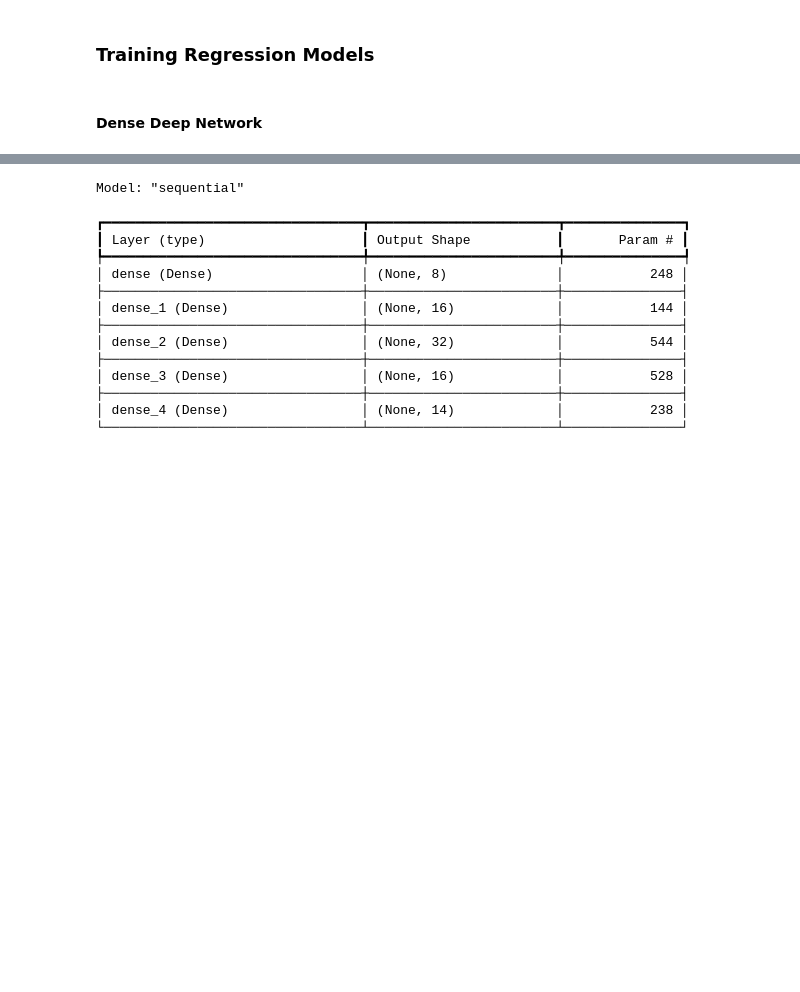
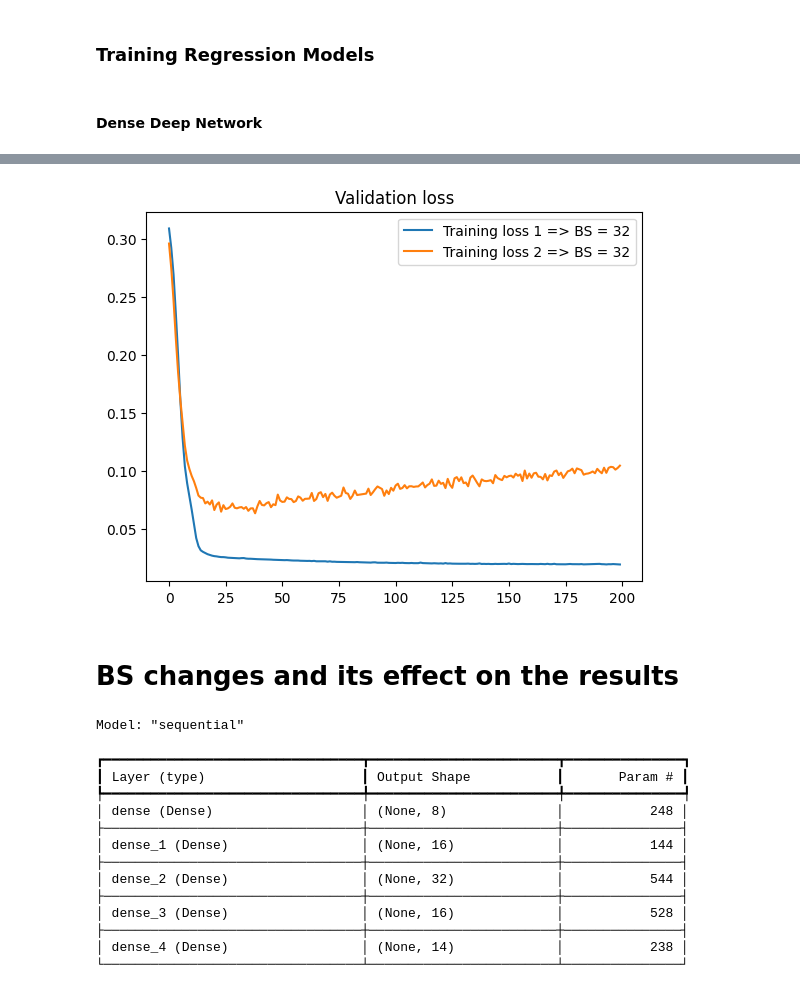
Before and after one commit to nilujafari/ML, a Jupyter notebook: stock_market_regression/dl_main.ipynb, the cells around one changed output, grey strips where cells are left out. Saved outputs shown, nothing was run; the diff lists cells and outputs as text; code cells hidden in the pictures; blank space fills up the shorter version.

```diff
--- a/stock_market_regression/dl_main.ipynb
+++ b/stock_market_regression/dl_main.ipynb
@@ -144,3 +272,13 @@ def generate_model():
+# %%
+plt.plot(hist1.history['val_loss'], label='Training loss 1 => BS = 32')
+plt.plot(hist2.history['val_loss'], label='Training loss 2 => BS = 32')
+plt.title('Validation loss')
+plt.legend()
+plt.show()
+# %% [output]
+[figure, added]
+# %% [markdown]
+# BS changes and its effect on the results
 # %%
 from tensorflow.keras.optimizers import Adam
 
```
Also changed, not shown: parts of 5 cells of this notebook.
